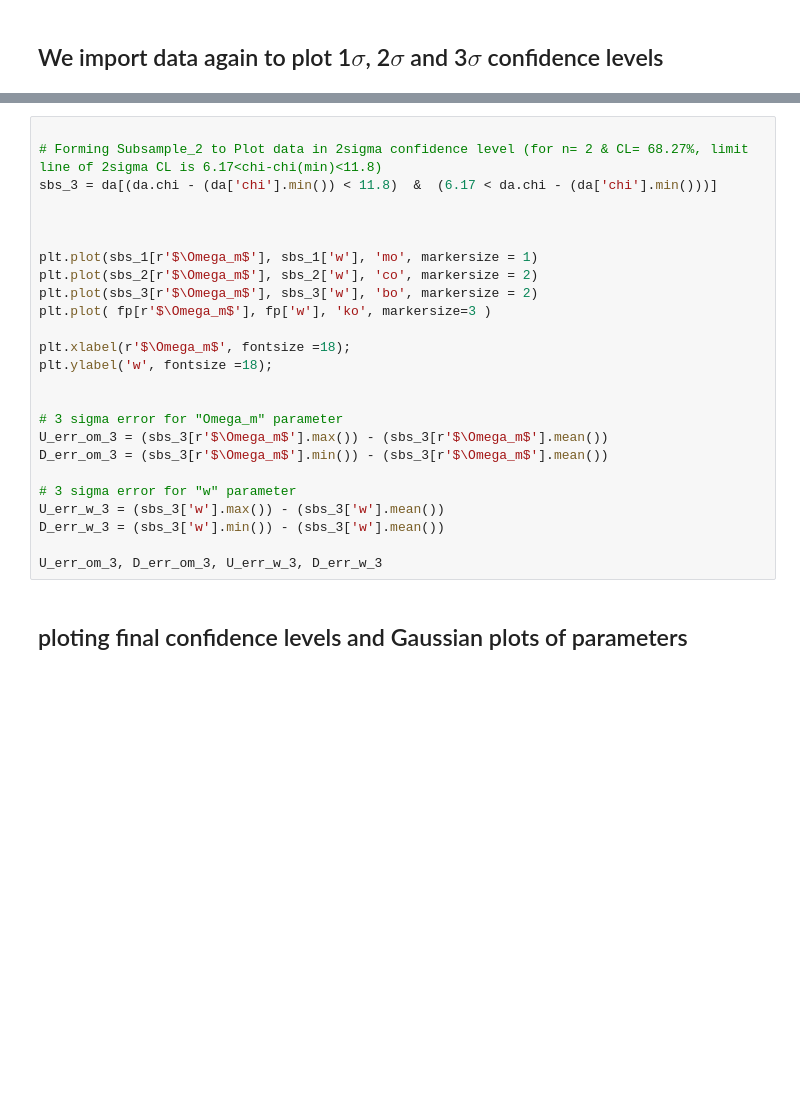
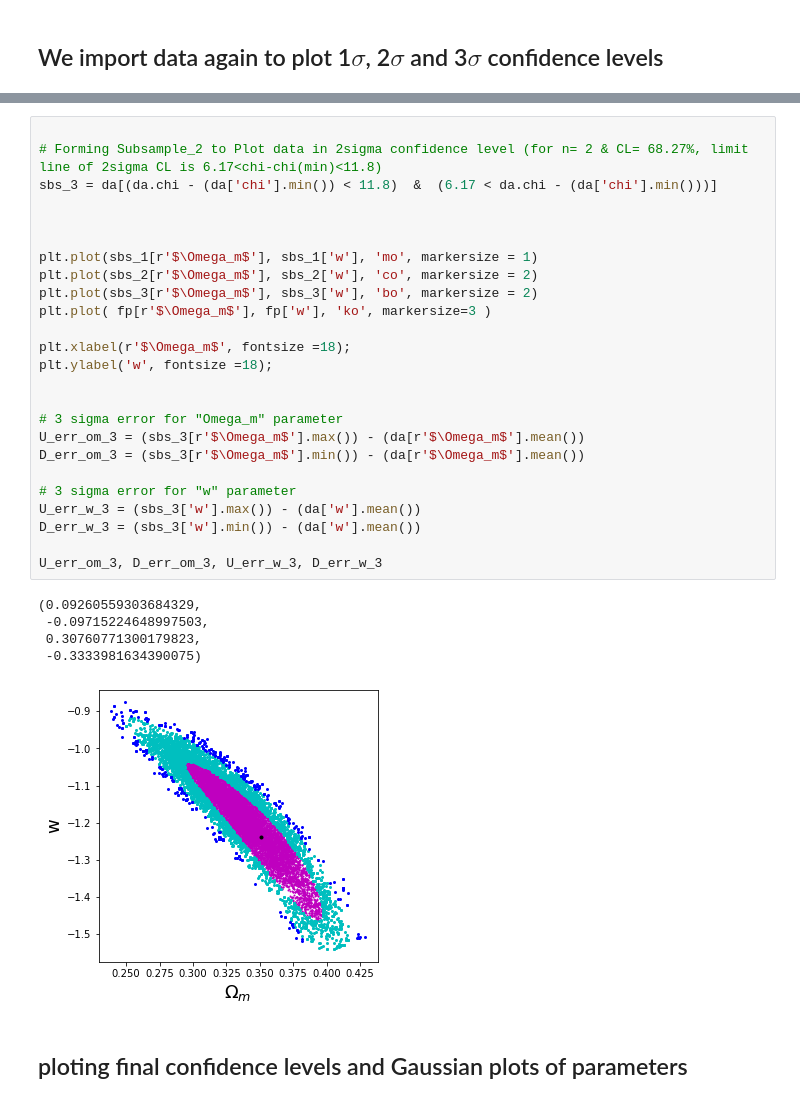
Before and after one commit to nooshinehz/Best_values_and_contours, a Jupyter notebook: countors_MCMC.ipynb, the cells around one changed output, grey strips where cells are left out. Cells and saved outputs as stored; diff of their text form; blank space fills up the shorter version.

```diff
--- a/countors_MCMC.ipynb
+++ b/countors_MCMC.ipynb
@@ -119,28 +170,34 @@ U_err_om_2, D_err_om_2, U_err_w_2, D_err_w_2
 # %%
 
 # Forming Subsample_2 to Plot data in 2sigma confidence level (for n= 2 & CL= 68.27%, limit line of 2sigma CL is 6.17<chi-chi(min)<11.8)
 sbs_3 = da[(da.chi - (da['chi'].min()) < 11.8)  &  (6.17 < da.chi - (da['chi'].min()))]
 
 
 
 plt.plot(sbs_1[r'$\Omega_m$'], sbs_1['w'], 'mo', markersize = 1)
 plt.plot(sbs_2[r'$\Omega_m$'], sbs_2['w'], 'co', markersize = 2)
 plt.plot(sbs_3[r'$\Omega_m$'], sbs_3['w'], 'bo', markersize = 2)
 plt.plot( fp[r'$\Omega_m$'], fp['w'], 'ko', markersize=3 )
 
 plt.xlabel(r'$\Omega_m$', fontsize =18);
 plt.ylabel('w', fontsize =18);
 
 
 # 3 sigma error for "Omega_m" parameter
-U_err_om_3 = (sbs_3[r'$\Omega_m$'].max()) - (sbs_3[r'$\Omega_m$'].mean())
-D_err_om_3 = (sbs_3[r'$\Omega_m$'].min()) - (sbs_3[r'$\Omega_m$'].mean())
+U_err_om_3 = (sbs_3[r'$\Omega_m$'].max()) - (da[r'$\Omega_m$'].mean())
+D_err_om_3 = (sbs_3[r'$\Omega_m$'].min()) - (da[r'$\Omega_m$'].mean())
 
 # 3 sigma error for "w" parameter
-U_err_w_3 = (sbs_3['w'].max()) - (sbs_3['w'].mean())
-D_err_w_3 = (sbs_3['w'].min()) - (sbs_3['w'].mean())
+U_err_w_3 = (sbs_3['w'].max()) - (da['w'].mean())
+D_err_w_3 = (sbs_3['w'].min()) - (da['w'].mean())
 
 U_err_om_3, D_err_om_3, U_err_w_3, D_err_w_3
+# %% [output]
+(0.09260559303684329,
+ -0.09715224648997503,
+ 0.30760771300179823,
+ -0.3333981634390075)
+[figure, added]
 # %% [markdown]
 ## ploting final confidence levels and Gaussian plots of parameters
 # %%
```
Also changed, not shown: parts of 11 cells of this notebook.
